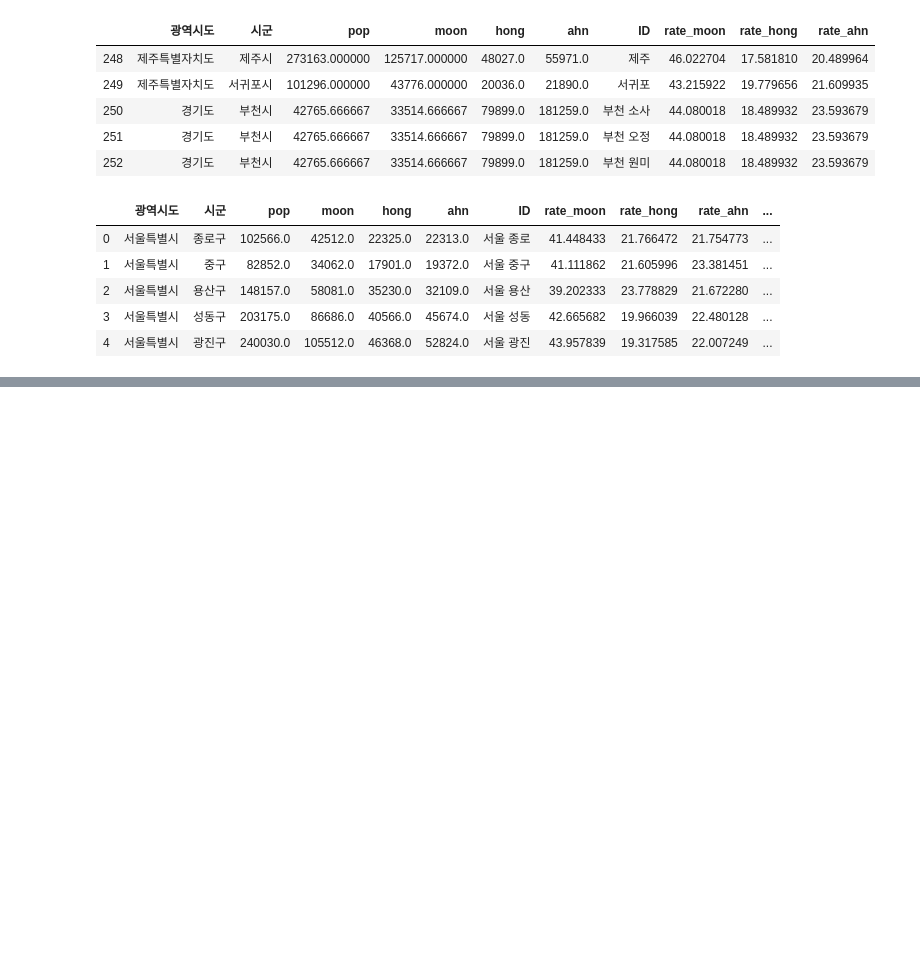
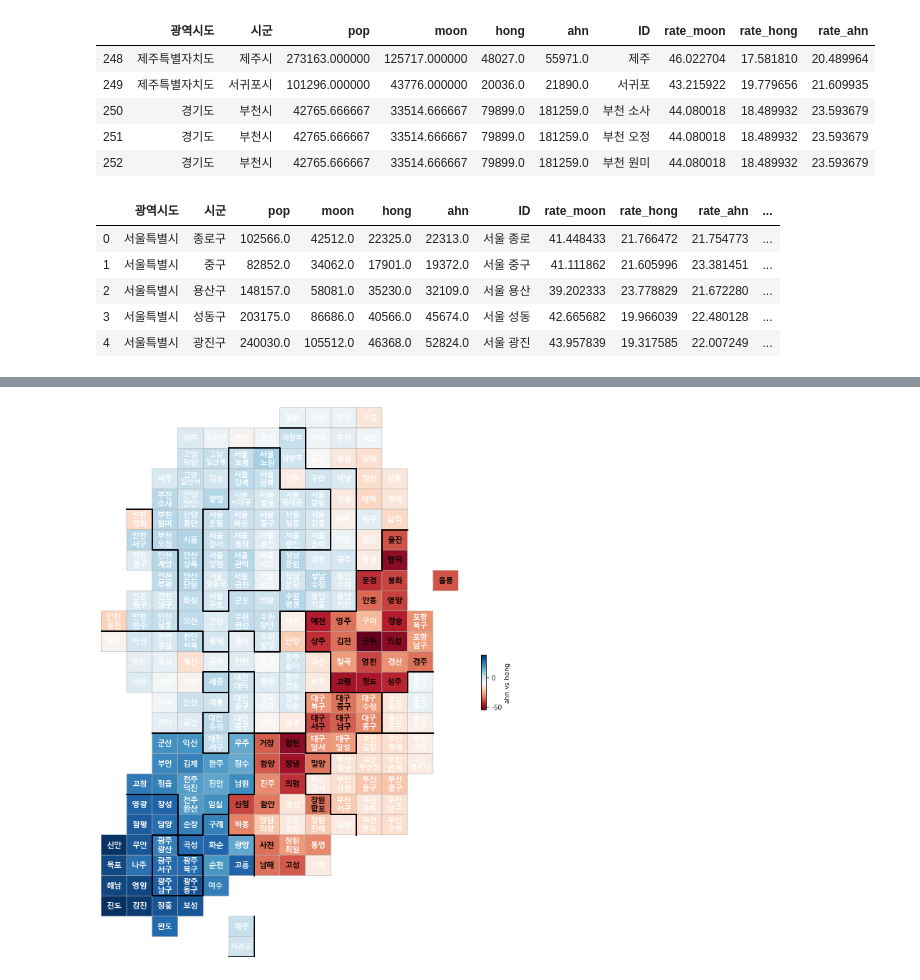
Before and after one commit to dkgulee/python_date_analysis_active, a Jupyter notebook: source_code/Untitled1.ipynb, the cells around one changed output, grey strips where cells are left out. Drawn from its saved outputs; the diff is of its cells as text; code cells hidden in the pictures; blank space fills up the shorter version.

```diff
--- a/source_code/Untitled1.ipynb
+++ b/source_code/Untitled1.ipynb
@@ -339,0 +450,4 @@ final_elect_data['ahn vs hong'] = final_elect_data['rate_moon'] - final_elect_da
+# %%
+drawKorea('ahn vs hong', final_elect_data, 'RdBu')
+# %% [output]
+[figure, added]
```
Also changed, not shown: parts of 22 cells of this notebook, 2 other files.
